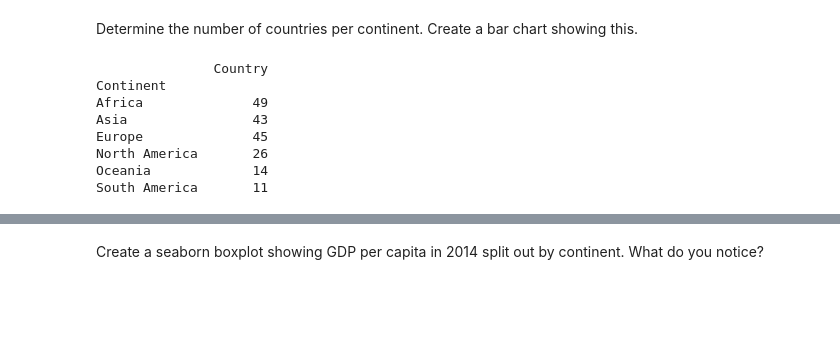
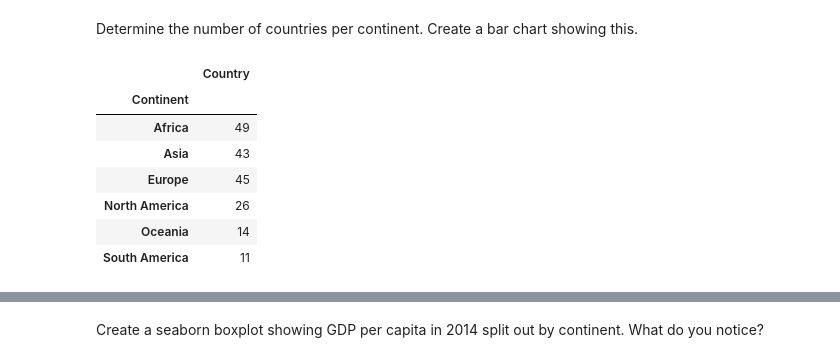
Before and after one commit to nss-data-science-cohort-5/un_exploration-vredd418, a Jupyter notebook: notebooks/UN_Data_Exploration.ipynb, the cells around one changed output, grey strips where cells are left out. Cells and saved outputs as stored; diff of their text form; code cells hidden in the pictures; blank space fills up the shorter version.

```diff
--- a/notebooks/UN_Data_Exploration.ipynb
+++ b/notebooks/UN_Data_Exploration.ipynb
@@ -226,15 +213,14 @@ gdp_df = gdp_df.merge(continents, on='Country')
 Determine the number of countries per continent. Create a bar chart showing this.
 # %%
 gdp_country_cont = pd.DataFrame(gdp_df.groupby(['Continent'])['Country'].nunique())
+gdp_country_cont
+# %% [output]
+|  | Country |
+| Continent |  |
+| Africa | 49 |
+| Asia | 43 |
+| Europe | 45 |
+| North America | 26 |
+| Oceania | 14 |
+| South America | 11 |
-# %%
-print(gdp_country_cont)
-# %% [output]
-               Country
-Continent
-Africa              49
-Asia                43
-Europe              45
-North America       26
-Oceania             14
-South America       11
 # %%
```
Also changed, not shown: parts of 24 cells of this notebook.
